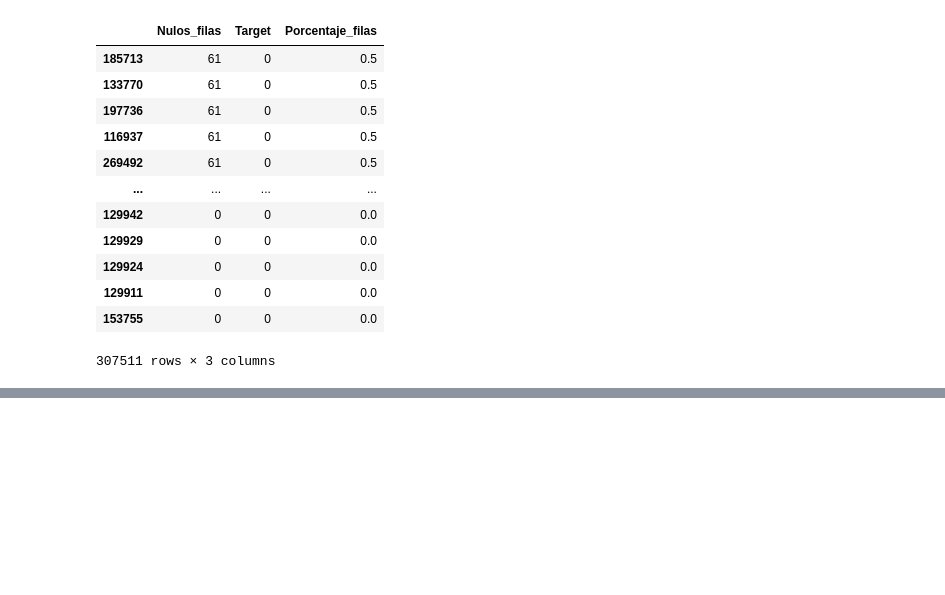
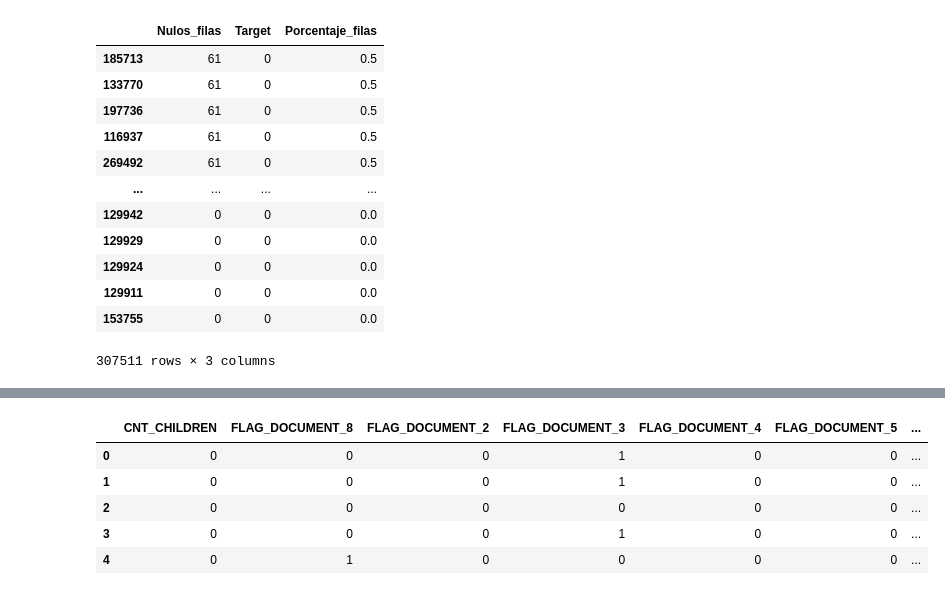
Before and after one commit to josee2202/practica1_EDA, a Jupyter notebook: 01_Exploración_general.ipynb, the cells around one changed output, grey strips where cells are left out. Cells and saved outputs as stored; diff of their text form; code cells hidden in the pictures; blank space fills up the shorter version.

```diff
--- a/01_Exploración_general.ipynb
+++ b/01_Exploración_general.ipynb
@@ -372,0 +458,11 @@ print(df_int)
+# %%
+### Vamos a almacenar los valores int64 en una lista para que sea más cómodo
+lista_int64 = df_loan_filt_null.select_dtypes('int64').columns
+df_loan_apli[lista_int64].head()
+# %% [output]
+|  | CNT_CHILDREN | FLAG_DOCUMENT_8 | FLAG_DOCUMENT_2 | FLAG_DOCUMENT_3 | FLAG_DOCUMENT_4 | FLAG_DOCUMENT_5 | ... |
+| 0 | 0 | 0 | 0 | 1 | 0 | 0 | ... |
+| 1 | 0 | 0 | 0 | 1 | 0 | 0 | ... |
+| 2 | 0 | 0 | 0 | 0 | 0 | 0 | ... |
+| 3 | 0 | 0 | 0 | 1 | 0 | 0 | ... |
+| 4 | 0 | 1 | 0 | 0 | 0 | 0 | ... |
```
Also changed, not shown: parts of 40 cells of this notebook, 2 other files.
